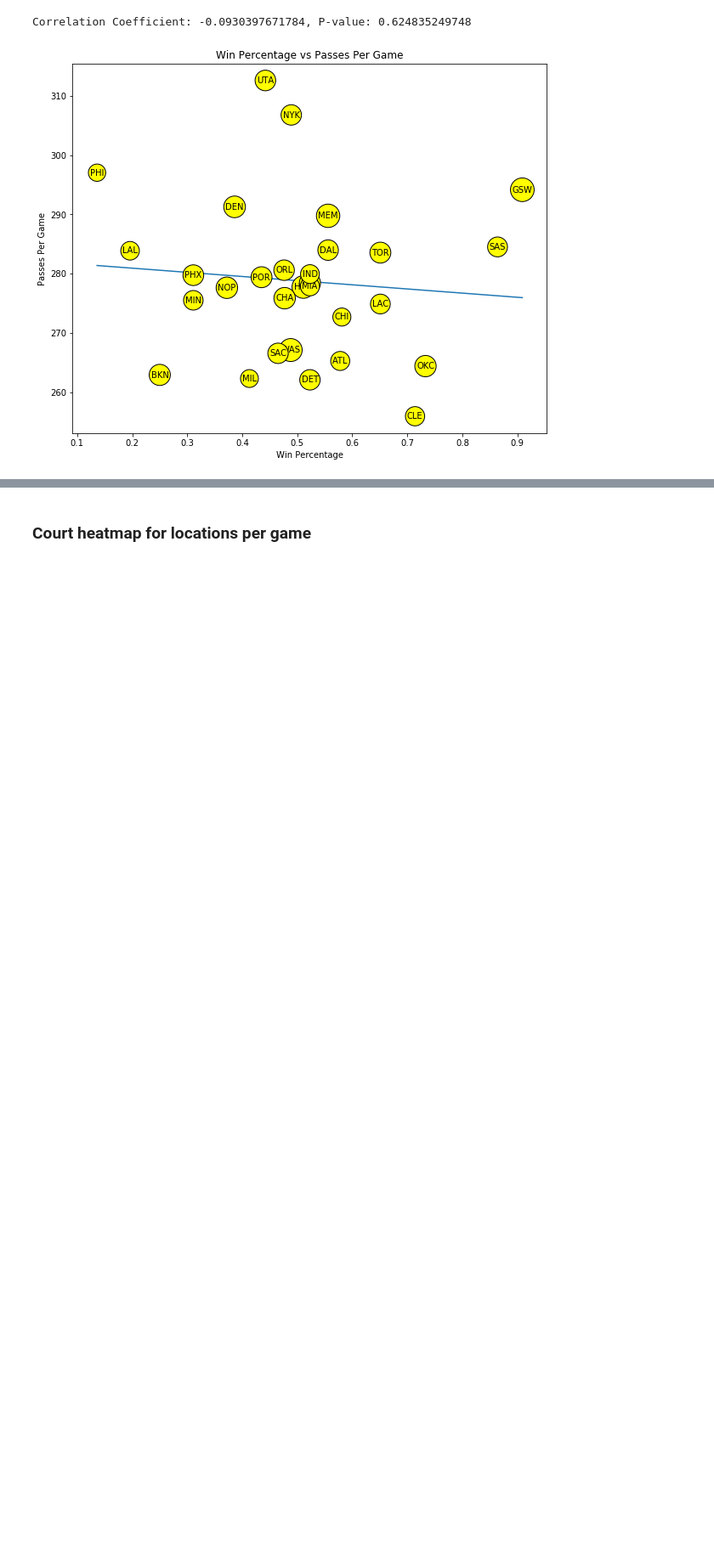
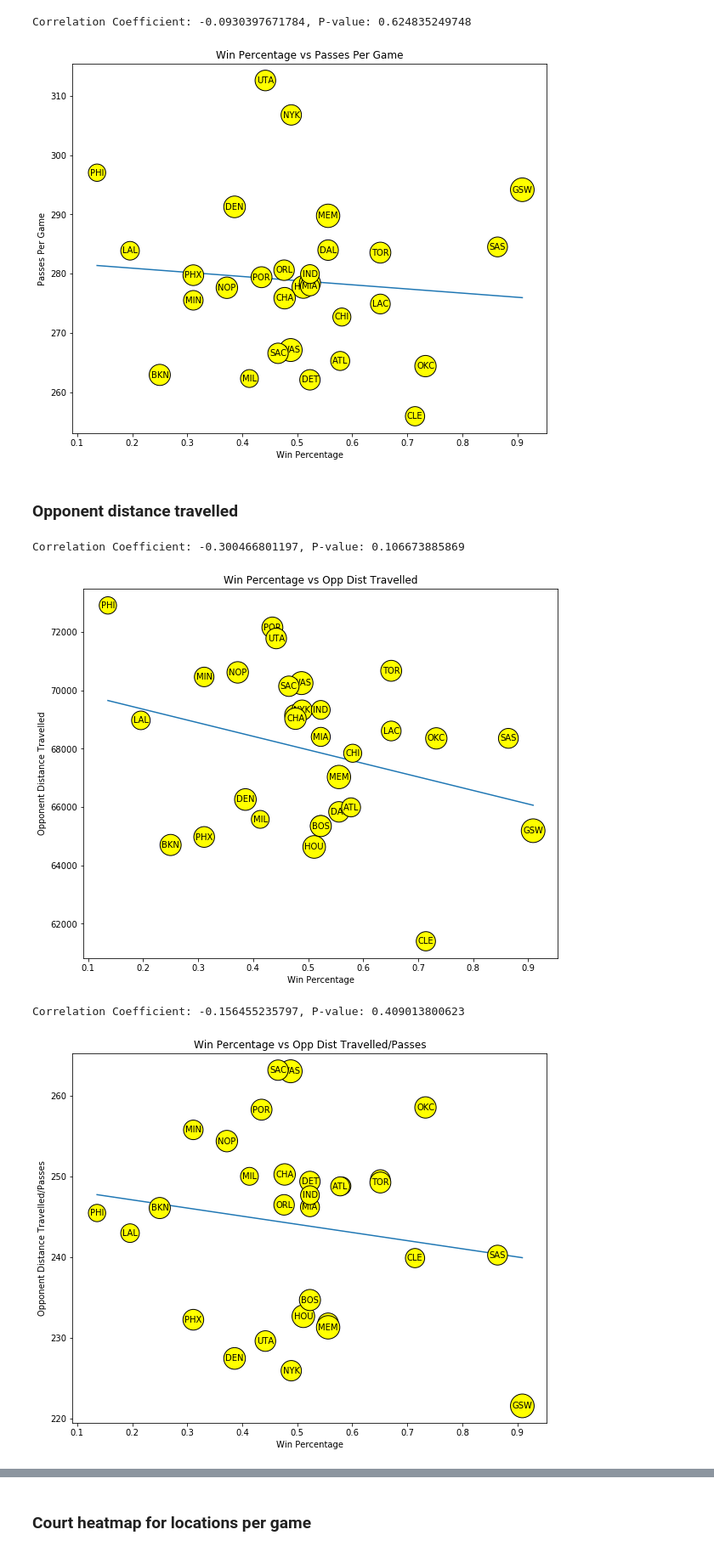
Before and after one commit to jtliao/nba-tracking-data-analysis, a Jupyter notebook: functions.ipynb, the cells around one changed output, grey strips where cells are left out. Shown at 85% size. Saved outputs shown, nothing was run; the diff lists cells and outputs as text; code cells hidden in the pictures; blank space fills up the shorter version.

```diff
--- a/functions.ipynb
+++ b/functions.ipynb
@@ -669,3 +682,5 @@ plt.show()
 # %% [output]
 Correlation Coefficient: -0.0930397671784, P-value: 0.624835249748
 [figure]
+# %% [markdown]
+### Opponent distance travelled
@@ -671,0 +735,46 @@ Correlation Coefficient: -0.0930397671784, P-value: 0.624835249748
+# %%
+team_to_opp_dist = json.load(open("team_to_opp_dist.json"))
+winpcts = []
+opp_dist = []
+labels = []
+opp_dist_by_passes = []
+for team, t_dist in team_to_opp_dist.items():
+    winpcts.append(team_to_winpct[team])
+    opp_dist.append(t_dist)
+    opp_dist_by_passes.append(t_dist/team_to_passes[team])
+    labels.append(team_to_abbrev[team])
+
+corr = scipy.stats.pearsonr(opp_dist, winpcts)
+print "Correlation Coefficient: {}, P-value: {}".format(corr[0], corr[1])
+
+plt.figure(figsize=(10, 8))
+plt.scatter(winpcts, opp_dist, marker='o')
+
+for team, x, y in zip(labels, winpcts, opp_dist):
+    plt.annotate(team, xy=(x, y), xytext=(0, 0), textcoords='offset points', ha='center', va='center',
+                 bbox=dict(boxstyle='circle,pad=0.2', fc='yellow', alpha=1))
+plt.plot(np.unique(winpcts), np.poly1d(np.polyfit(winpcts, opp_dist, 1))(np.unique(winpcts)))
+plt.title("Win Percentage vs Opp Dist Travelled")
+plt.xlabel("Win Percentage")
+plt.ylabel("Opponent Distance Travelled")
+plt.show()
+
+corr = scipy.stats.pearsonr(opp_dist_by_passes, winpcts)
+print "Correlation Coefficient: {}, P-value: {}".format(corr[0], corr[1])
+
+plt.figure(figsize=(10, 8))
+plt.scatter(winpcts, opp_dist_by_passes, marker='o')
+
+for team, x, y in zip(labels, winpcts, opp_dist_by_passes):
+    plt.annotate(team, xy=(x, y), xytext=(0, 0), textcoords='offset points', ha='center', va='center',
+                 bbox=dict(boxstyle='circle,pad=0.2', fc='yellow', alpha=1))
+plt.plot(np.unique(winpcts), np.poly1d(np.polyfit(winpcts, opp_dist_by_passes, 1))(np.unique(winpcts)))
+plt.title("Win Percentage vs Opp Dist Travelled/Passes")
+plt.xlabel("Win Percentage")
+plt.ylabel("Opponent Distance Travelled/Passes")
+plt.show()
+# %% [output]
+Correlation Coefficient: -0.300466801197, P-value: 0.106673885869
+[figure, added]
+Correlation Coefficient: -0.156455235797, P-value: 0.409013800623
+[figure, added]
```
Also changed, not shown: parts of 26 cells of this notebook, 4 other files.
